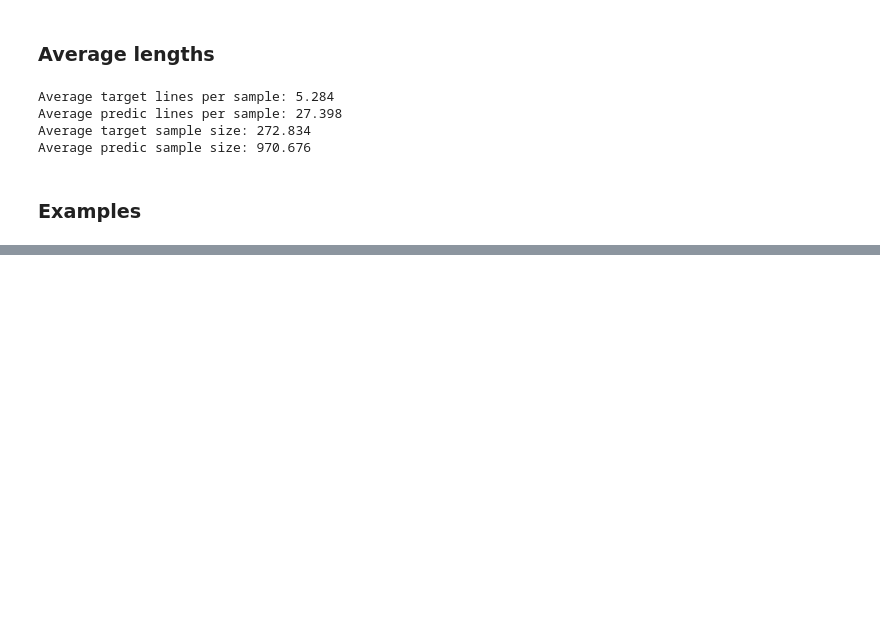
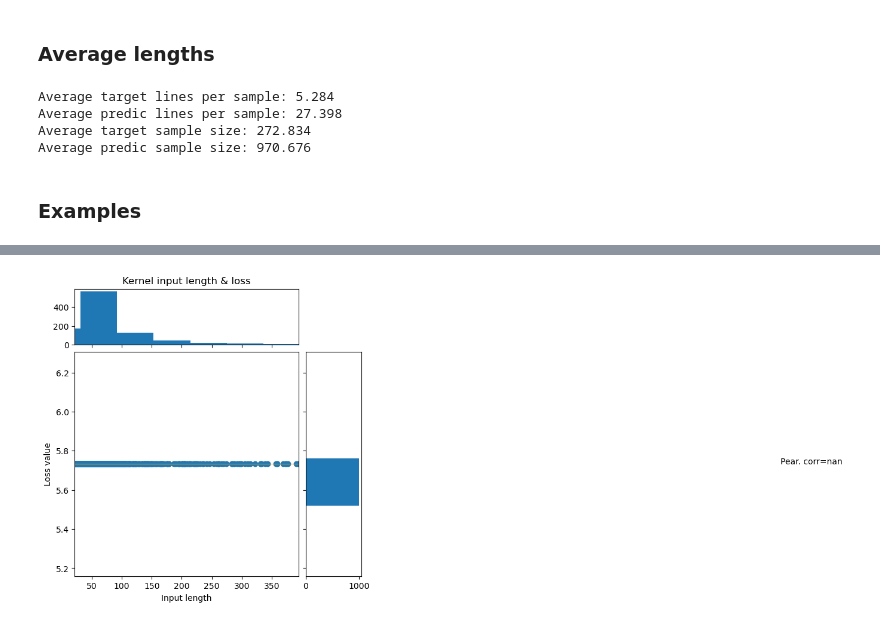
Before and after one commit to Samanek-Jan/Project, a Jupyter notebook: src/baseline/notebooks/evaluate_metrics.ipynb, the cells around one changed output, grey strips where cells are left out. Saved outputs shown, nothing was run; the diff lists cells and outputs as text; code cells hidden in the pictures; blank space fills up the shorter version.

```diff
--- a/src/baseline/notebooks/evaluate_metrics.ipynb
+++ b/src/baseline/notebooks/evaluate_metrics.ipynb
@@ -328,0 +459,11 @@ ______//////////////////////////////////////////////////////////////////////////
+# %%
+prompt = """
+// Kernel for dividing by two
+__device__ float divideByTwo(float v)
+""".strip()
+
+target = """
+{
+    return v / 2;
+}
+""".strip()
@@ -328,0 +519,86 @@ ______//////////////////////////////////////////////////////////////////////////
+# %%
+loss_list = losses
+input_len_list = []
+target_len_list = []
+
+for (src, tgr), prd in zip(l[:sample], pred_sentences):
+    input_len_list.append(len(tokenizer.encode(src)))
+    target_len_list.append(len(tokenizer.encode(tgr)))
+# %%
+from sklearn.linear_model import LinearRegression
+from scipy.stats import pearsonr
+
+def scatter_hist(x, y, ax, ax_histx, ax_histy, title):
+    # no labels
+    ax_histx.tick_params(axis="x", labelbottom=False)
+    ax_histy.tick_params(axis="y", labelleft=False)
+
+    # the scatter plot:
+    ax.scatter(x, y)
+
+    regressor = LinearRegression()
+    regressor.fit(np.array(x).reshape((len(x),1)), y)
+    p_y = regressor.predict(np.array(x).reshape((len(x),1)))
+    corr, _ = pearsonr(x, y)
+    ax.plot(x, p_y, linewidth=0.75, color="orange")
+    ax.text(max(x)*0.8, p_y[-1], f"Pear. corr={corr:.2f}")
+
+    # now determine nice limits by hand:
+    binwidth = 0.25
+
+    xmax = np.max(np.abs(x))
+    xlim = (int(xmax/binwidth) + 1) * binwidth
+    xbins = np.linspace(-xlim, xlim + binwidth, 50)
+
+    ymax = np.max(np.abs(y))
+    ylim = (int(ymax/binwidth) + 1) * binwidth
+    ybins = np.linspace(-ylim, ylim + binwidth, 50)
+
+    ax_histx.hist(x, bins=xbins)
+    ax_histx.set_title(title)
+    ax_histy.hist(y, bins=ybins, orientation='horizontal')
+
+def plot_scatter_with_dist(x, y, title, xlabel, ylabel):
+    x = np.array(x)
+    y = np.array(y)
+
+    # Start with a square Figure.
+    fig = plt.figure(figsize=(6, 6))
+    gs = fig.add_gridspec(2, 2,  width_ratios=(4, 1), height_ratios=(1, 4),
+                        left=0.1, right=0.9, bottom=0.1, top=0.9,
+                        wspace=0.05, hspace=0.05)
+    # Create the Axes.
+    ax = fig.add_subplot(gs[1, 0])
+    ax_histx = fig.add_subplot(gs[0, 0], sharex=ax)
+    ax_histy = fig.add_subplot(gs[1, 1], sharey=ax)
+
+    min_x = np.quantile(x, 0.05)
+    max_x = np.quantile(x, 0.95)
+    min_y = np.quantile(y, 0.05)
+    max_y = np.quantile(y, 0.95)
+
+    # x_mask = ((x > min_x) & (x < max_x))
+    # x = x[x_mask]
+    # y = y[x_mask]
+    # y_mask = ((y > min_y) & (y < max_y))
+    # x = x[y_mask]
+    # y = y[y_mask]
+
+    # Draw the scatter plot and marginals.
+    scatter_hist(x, y, ax, ax_histx, ax_histy, title)
+    ax.set_xlabel(xlabel)
+    ax.set_ylabel(ylabel)
+
+    ax.set_xlim(min_x*0.9, max_x*1.1)
+    ax.set_ylim(min_y*0.9, max_y*1.1)
+    plt.show()
+
+
+target_len_list = np.array(target_len_list)
+input_len_list = np.array(input_len_list)
+loss_list = np.array(loss_list)
+
+plot_scatter_with_dist(input_len_list, loss_list, "Kernel input length & loss", "Input length", "Loss value")
+plot_scatter_with_dist(target_len_list, loss_list, "Kernel target length & loss", "Target length", "Loss value")
+# %% [output]
+[figure, added]
```
Also changed, not shown: parts of 12 cells of this notebook, 12 other files.
